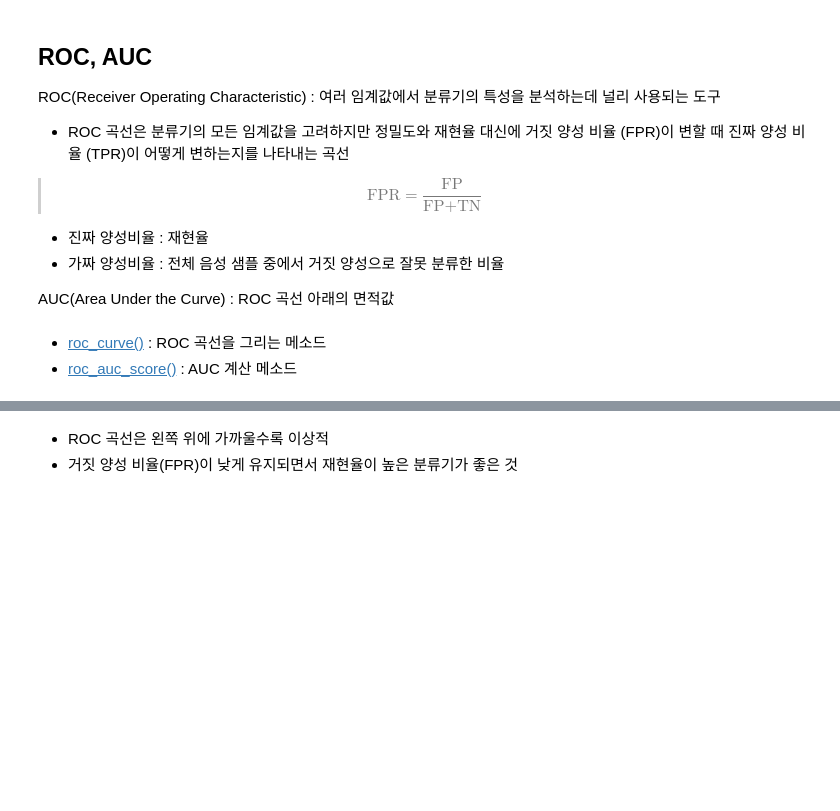
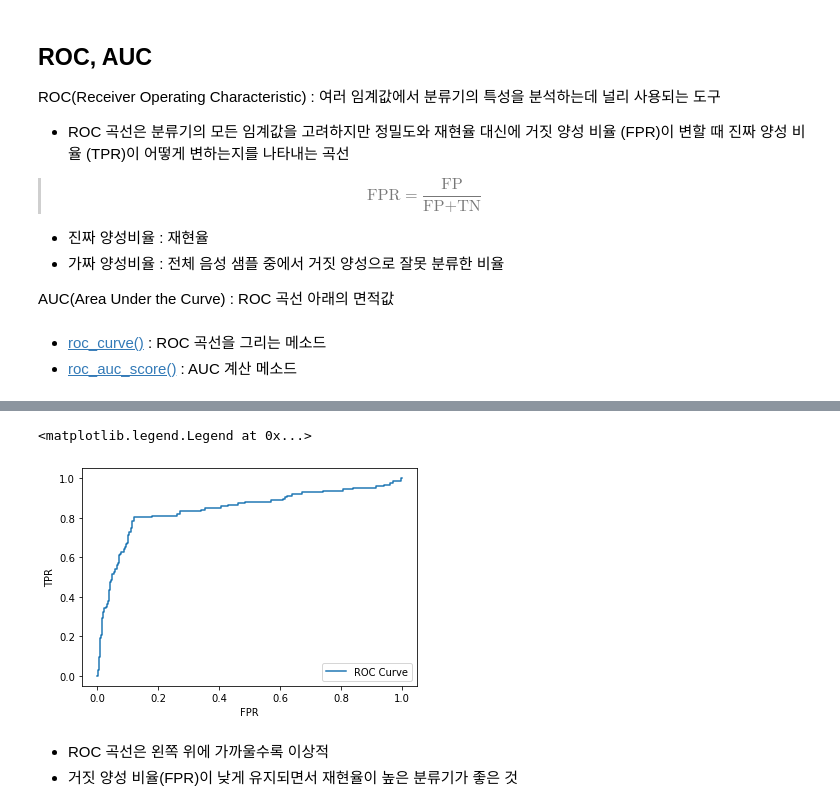
Before and after one commit to Lagom92/study-in-school, a Jupyter notebook: ML/0819_지도학습_모델평가_성능향상_노트2.ipynb, the cells around one changed output, grey strips where cells are left out. Drawn from its saved outputs; the diff is of its cells as text; code cells hidden in the pictures; blank space fills up the shorter version.

```diff
--- a/ML/0819_지도학습_모델평가_성능향상_노트2.ipynb
+++ b/ML/0819_지도학습_모델평가_성능향상_노트2.ipynb
@@ -207,4 +218,6 @@ from sklearn.datasets import make_blobs
 from sklearn.svm import SVC
 
 X, y = make_blobs(n_samples=(4000, 500), cluster_std=[7.0, 2], random_state=0)
-X_train, X_test, y_test, y_test = train_test_split(X, y, random_state=0)
+X_train, X_test, y_train, y_test = train_test_split(X, y, random_state=0)
+
+model_svc = SVC(gamma=0.05).fit(X_train, y_train)
@@ -211,11 +230,20 @@ X_train, X_test, y_test, y_test = train_test_split(X, y, random_state=0)
 # %%
 # ROC 곡선 그리기
 from sklearn.metrics import roc_curve
 import matplotlib.pyplot as plt
 import numpy as np
 
 
-# 0 근처의 임계값을 찾습니다
+# 결정 함수 decision_function
+fpr, tpr, thresholds = roc_curve(y_test, model_svc.decision_function(X_test))
+
+plt.plot(fpr, tpr, label="ROC Curve")
+plt.xlabel("FPR")
+plt.ylabel("TPR")
+plt.legend(loc=4)
+# %% [output]
+<matplotlib.legend.Legend at 0x...>
+[figure, added]
 # %% [markdown]
 - ROC 곡선은 왼쪽 위에 가까울수록 이상적
 - 거짓 양성 비율(FPR)이 낮게 유지되면서 재현율이 높은 분류기가 좋은 것
```
Also changed, not shown: parts of 16 cells of this notebook.
